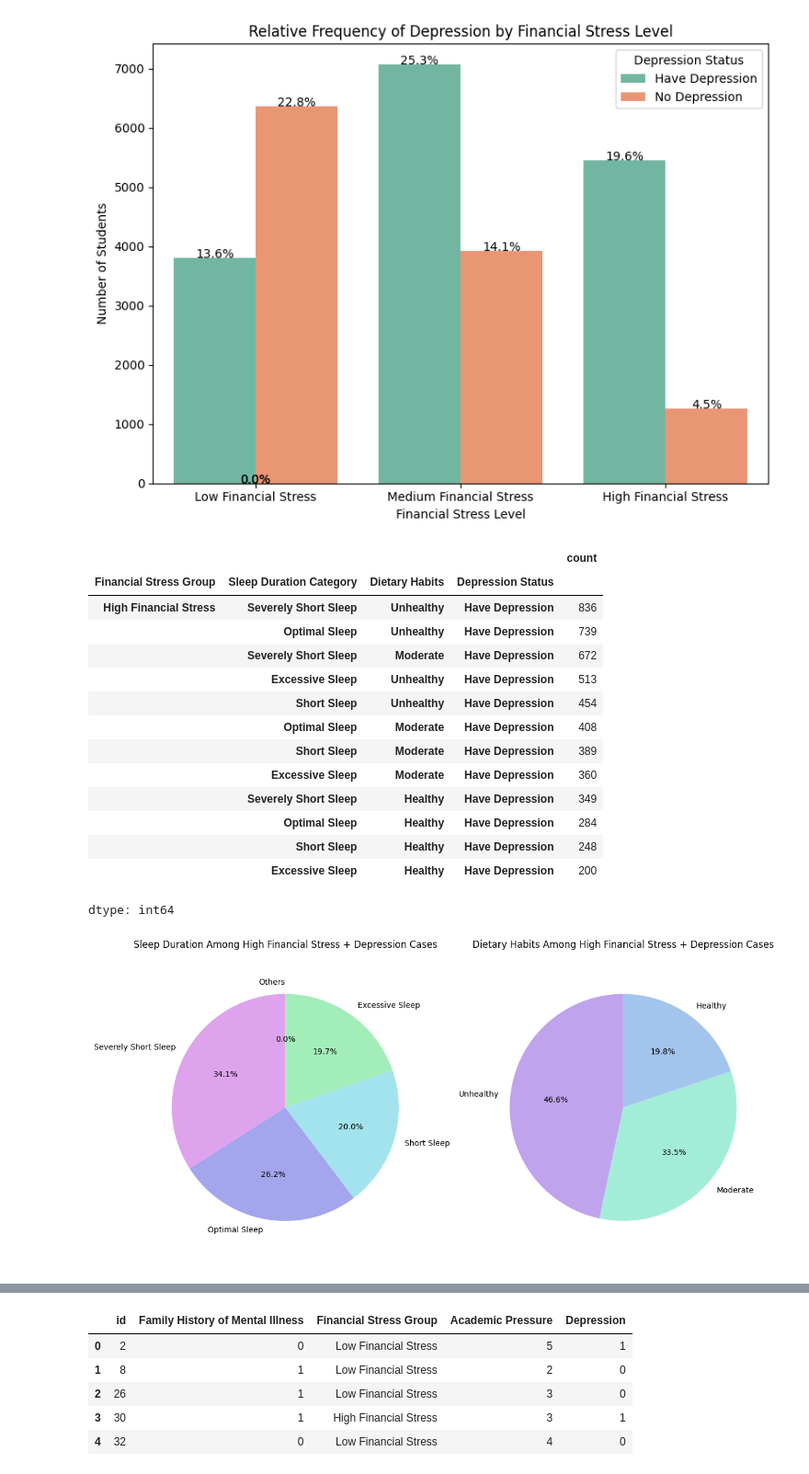
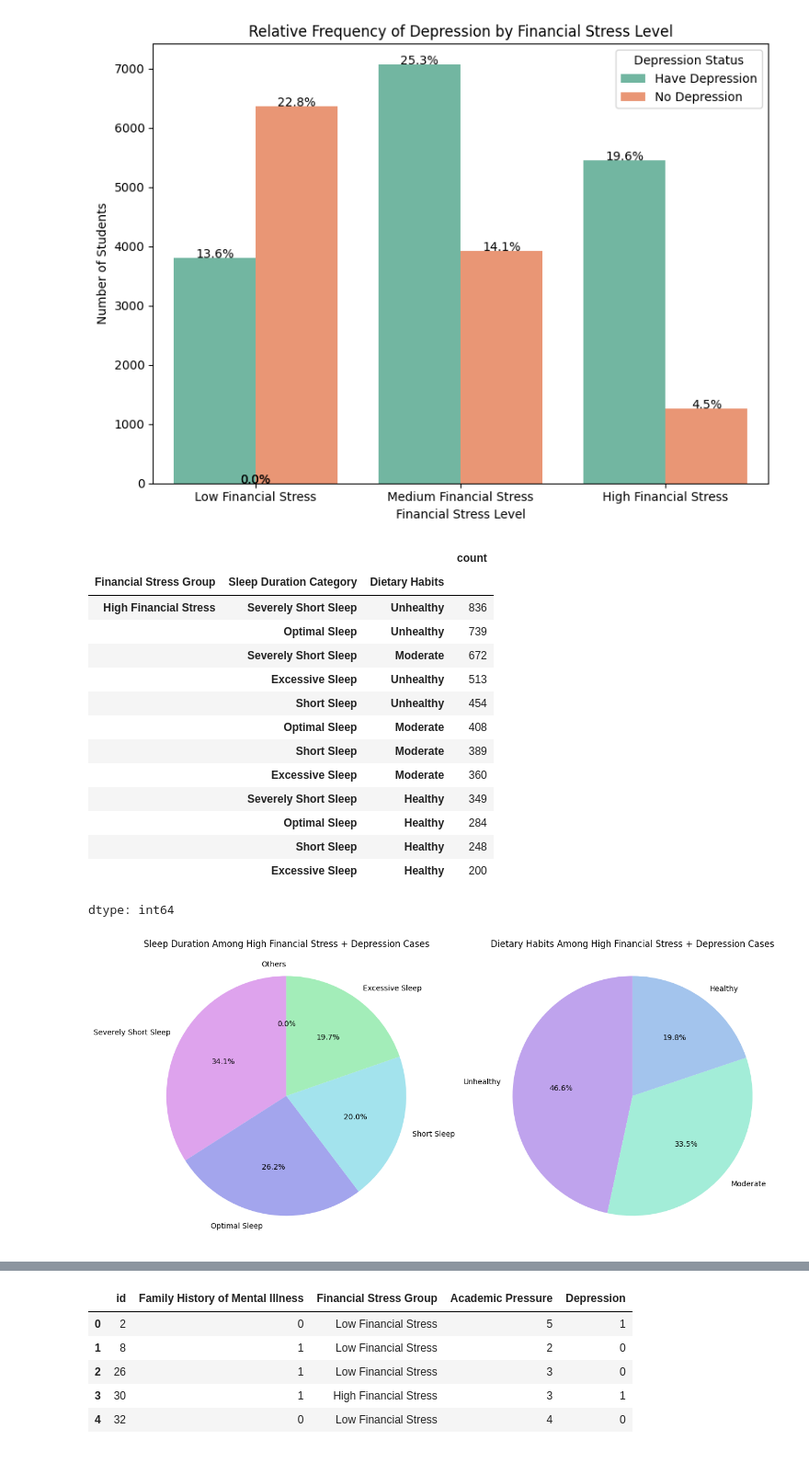
Before and after one commit to AdlinSofea43/Assignment-Part-2, a Jupyter notebook: Data Science Project.ipynb, the cells around one changed output, grey strips where cells are left out. Shown at 92% size. Cells and saved outputs as stored; diff of their text form; code cells hidden in the pictures.

```diff
--- a/Data Science Project.ipynb
+++ b/Data Science Project.ipynb
@@ -663,53 +662,53 @@ plt.show()
 # filter data for students with financial stress AND depression
 df_q2a = df_q2[df_q2["Depression Status"] == "Have Depression"]
 df_q2a = df_q2a[df_q2a["Financial Stress Group"] == "High Financial Stress"]
-# df_q2a = df_q2a.drop(columns=["Depression_Status"])
+df_q2a = df_q2a.drop(columns=["Depression Status"])
 
 df_q2a.value_counts()
 # %% [output]
-|  |  |  |  | count |
-| Financial Stress Group | Sleep Duration Category | Dietary Habits | Depression Status |  |
-| High Financial Stress | Severely Short Sleep | Unhealthy | Have Depression | 836 |
-|  | Optimal Sleep | Unhealthy | Have Depression | 739 |
-|  | Severely Short Sleep | Moderate | Have Depression | 672 |
-|  | Excessive Sleep | Unhealthy | Have Depression | 513 |
-|  | Short Sleep | Unhealthy | Have Depression | 454 |
-|  | Optimal Sleep | Moderate | Have Depression | 408 |
-|  | Short Sleep | Moderate | Have Depression | 389 |
-|  | Excessive Sleep | Moderate | Have Depression | 360 |
-|  | Severely Short Sleep | Healthy | Have Depression | 349 |
-|  | Optimal Sleep | Healthy | Have Depression | 284 |
-|  | Short Sleep | Healthy | Have Depression | 248 |
-|  | Excessive Sleep | Healthy | Have Depression | 200 |
+|  |  |  | count |
+| Financial Stress Group | Sleep Duration Category | Dietary Habits |  |
+| High Financial Stress | Severely Short Sleep | Unhealthy | 836 |
+|  | Optimal Sleep | Unhealthy | 739 |
+|  | Severely Short Sleep | Moderate | 672 |
+|  | Excessive Sleep | Unhealthy | 513 |
+|  | Short Sleep | Unhealthy | 454 |
+|  | Optimal Sleep | Moderate | 408 |
+|  | Short Sleep | Moderate | 389 |
+|  | Excessive Sleep | Moderate | 360 |
+|  | Severely Short Sleep | Healthy | 349 |
+|  | Optimal Sleep | Healthy | 284 |
+|  | Short Sleep | Healthy | 248 |
+|  | Excessive Sleep | Healthy | 200 |
 dtype: int64
 # %%
 # Create a 1x2 grid for subplots
-fig, (ax1, ax2) = plt.subplots(1, 2, figsize=(12, 6))
+fig, (ax1, ax2) = plt.subplots(1, 2, figsize=(13, 6))
 
 # Pie Chart 1: Sleep Duration Distribution
 sleep_counts = df_q2a["Sleep Duration Category"].value_counts()
 ax1.pie(sleep_counts,
         labels=sleep_counts.index,
         autopct="%1.1f%%",
         startangle=90,
         colors=["#dea3ed", "#a3a5ed", "#a3e3ed", "#a3edb9"])
 ax1.set_title("Sleep Duration Among High Financial Stress + Depression Cases")
 ax1.axis("equal")  # Ensures pie is circular
 
 # Pie Chart 2: Dietary Habits Distribution
 diet_counts = df_q2a["Dietary Habits"].value_counts()
 ax2.pie(diet_counts,
         labels=diet_counts.index,
         autopct="%1.1f%%",
         startangle=90,
         colors=["#bfa3ed", "#a3edd8", "#a3c4ed"])
 ax2.set_title("Dietary Habits Among High Financial Stress + Depression Cases")
 ax2.axis("equal")  # Ensures pie is circular
 
 plt.tight_layout()
 plt.show()
 # %% [output]
-[figure, old version]
+[figure, new version]
 # %%
 # question 3
 from scipy.stats import spearmanr
```
Also changed, not shown: parts of 13 cells of this notebook.
